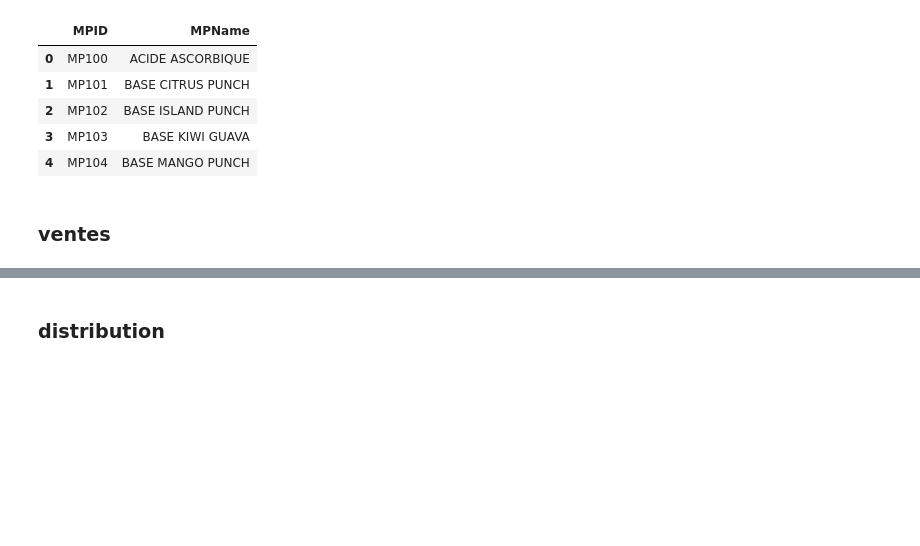
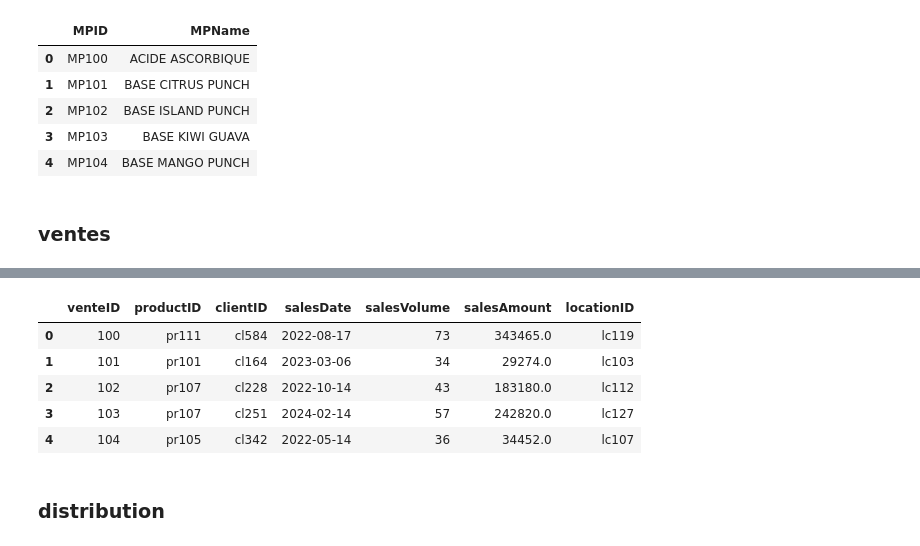
Before and after one commit to Hermann002/use_case_promodis, a Jupyter notebook: notebook/Generate.ipynb, the cells around one changed output, grey strips where cells are left out. Saved outputs shown, nothing was run; the diff lists cells and outputs as text; code cells hidden in the pictures; blank space fills up the shorter version.

```diff
--- a/notebook/Generate.ipynb
+++ b/notebook/Generate.ipynb
@@ -267,3 +230,79 @@ df_ventes.head()
+# %%
+import pandas as pd
+import numpy as np
+import random
+from tqdm import tqdm
+
+vente_data = []
+venteID = 100
+product_id = list(df_product.productID)
+client_id = list(df_client.clientID)
+dates = list(df_time.date)
+
+# Paramètres de tendance et saisonnalité
+base_sales_volume = 50
+trend_rate = 1.002  # Croissance de 0.2% par jour
+seasonality_factor = {
+    "high": 1.5,  # Facteur pour les mois de haute saison
+    "medium": 1.2,  # Facteur pour les mois de moyenne saison
+    "low": 0.8  # Facteur pour les mois de basse saison
+}
+high_season_months = [6, 7, 8]  # Été
+medium_season_months = [11, 12]  # Fin d'année
+
+# Limite supérieure pour éviter les valeurs extrêmes
+max_sales_volume = 1000  # Ajuster selon les besoins
+
+for i in tqdm(range(1000000)):
+    # Sélection aléatoire d'une date
+    salesDate = random.choice(dates)
+    month = salesDate.month
+
+    # Appliquer le facteur saisonnier en fonction du mois
+    if month in high_season_months:
+        seasonality = seasonality_factor["high"]
+    elif month in medium_season_months:
+        seasonality = seasonality_factor["medium"]
+    else:
+        seasonality = seasonality_factor["low"]
+
+    # Appliquer une tendance logarithmique pour éviter l'overflow
+    trend = base_sales_volume * (1 + (i / 1000000))  # Croissance linéaire limitée
+
+    # Volume de ventes ajusté par tendance et saisonnalité, avec bruit aléatoire et limite
+    salesVolume = int(min(trend * seasonality + np.random.normal(scale=10), max_sales_volume))
+
+    # Détails du produit et client
+    productID = random.choice(product_id)
+    clientID = random.choice(client_id)
+
+    # Calcul sécurisé de salesAmount en utilisant des floats
+    unit_price = float(df_product[df_product["productID"] == productID].unitPrice.iloc[0])
+    salesAmount = unit_price * float(salesVolume)
+    locationID = df_client[df_client["clientID"] == clientID].location.iloc[0]
+
+    # Ajout de l'enregistrement de vente
+    vente_data.append({
+        "venteID": venteID,
+        "productID": productID,
+        "clientID": clientID,
+        "salesDate": salesDate,
+        "salesVolume": salesVolume,
+        "salesAmount": salesAmount,
+        "locationID": locationID
+    })
+    venteID += 1
+
+# Conversion en DataFrame
+df_ventes = pd.DataFrame(vente_data)
+df_ventes.head()
+# %% [output]
+|  | venteID | productID | clientID | salesDate | salesVolume | salesAmount | locationID |
+| 0 | 100 | pr111 | cl584 | 2022-08-17 | 73 | 343465.0 | lc119 |
+| 1 | 101 | pr101 | cl164 | 2023-03-06 | 34 | 29274.0 | lc103 |
+| 2 | 102 | pr107 | cl228 | 2022-10-14 | 43 | 183180.0 | lc112 |
+| 3 | 103 | pr107 | cl251 | 2024-02-14 | 57 | 242820.0 | lc127 |
+| 4 | 104 | pr105 | cl342 | 2022-05-14 | 36 | 34452.0 | lc107 |
 # %%
 df_ventes.to_csv("../Data/ventes.csv", index=False)
 # %% [markdown]
```
Also changed, not shown: parts of 10 cells of this notebook, 1 other file.
